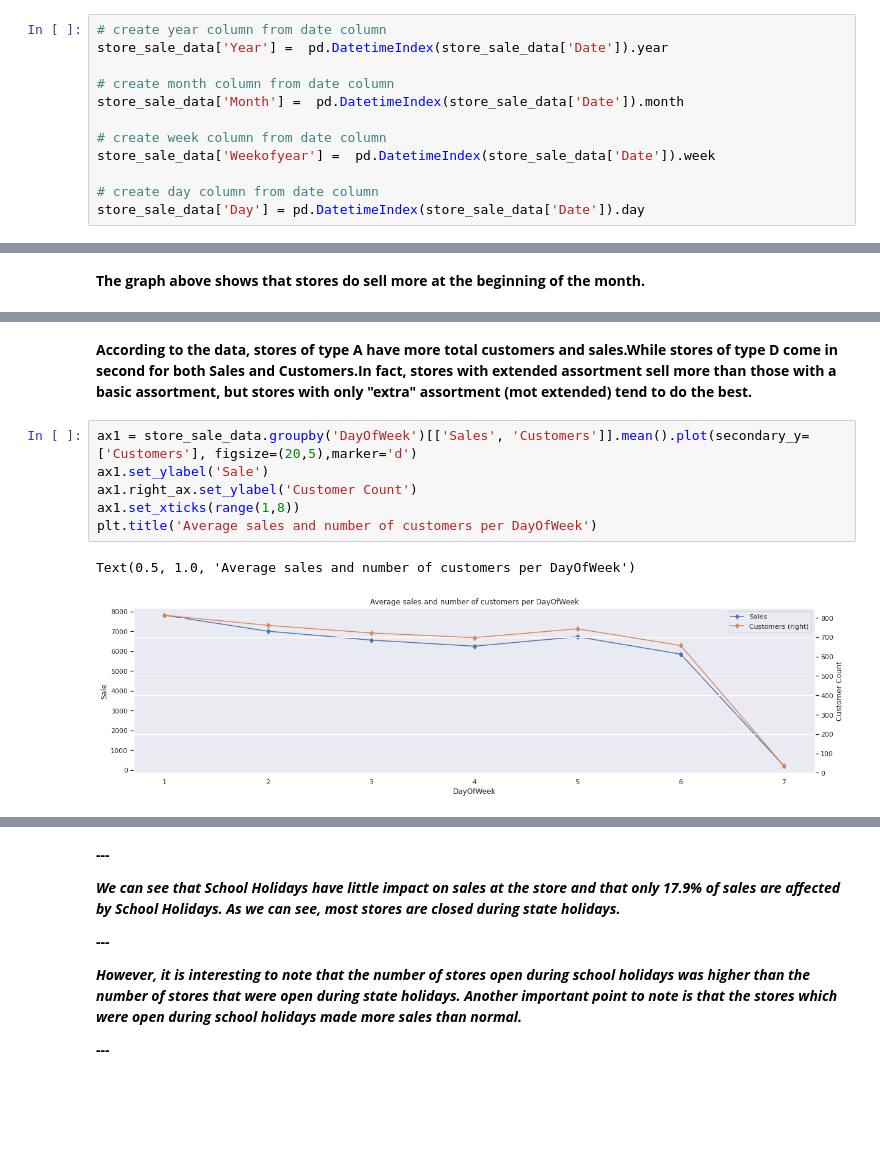
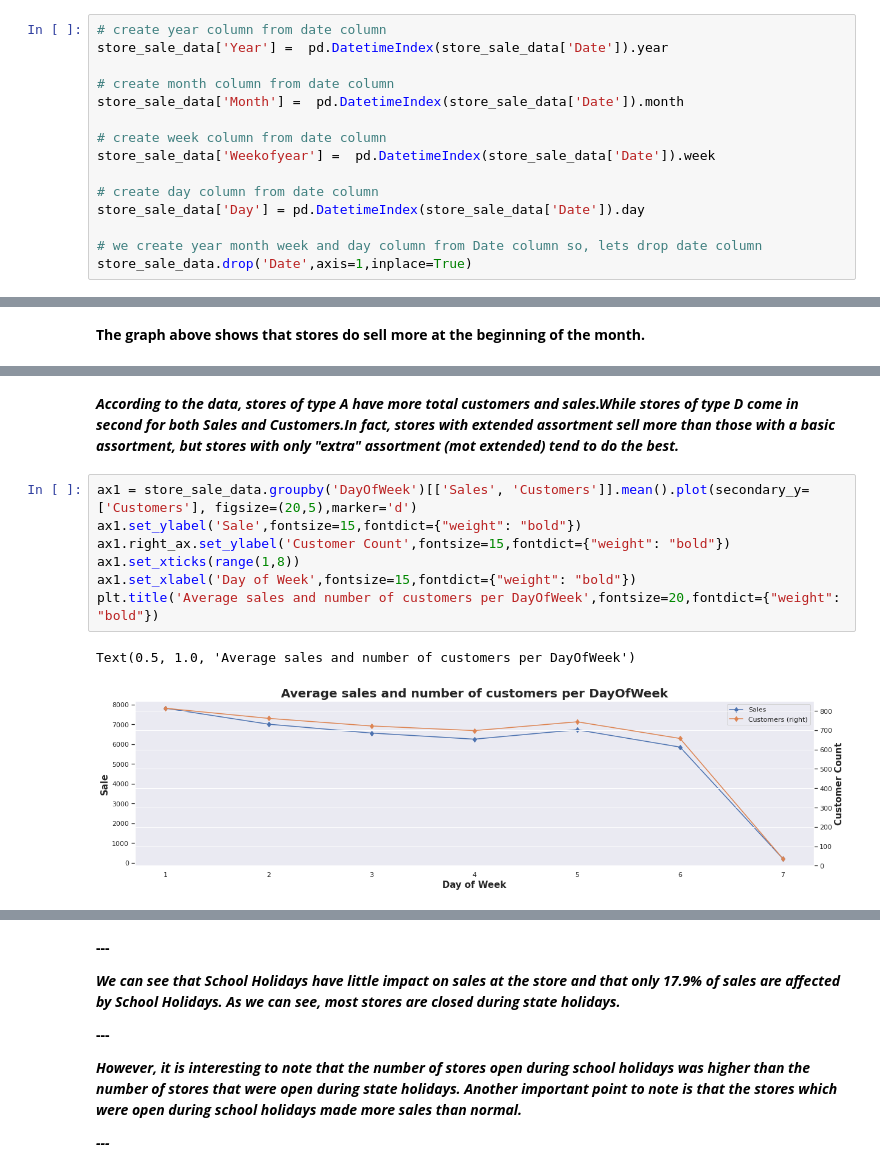
Before and after one commit to priyankashinde-DS/Rossmann_sales_prediction, a Jupyter notebook: ML(Supervised)_Rossmann_Sales_Prediction_Capstone_Project.ipynb, the cells around one changed output, grey strips where cells are left out. Saved outputs shown, nothing was run; the diff lists cells and outputs as text; blank space fills up the shorter version.

```diff
--- a/ML(Supervised)_Rossmann_Sales_Prediction_Capstone_Project.ipynb
+++ b/ML(Supervised)_Rossmann_Sales_Prediction_Capstone_Project.ipynb
@@ -375,6 +394,9 @@ store_sale_data['Weekofyear'] =  pd.DatetimeIndex(store_sale_data['Date']).week
 
 # create day column from date column
 store_sale_data['Day'] = pd.DatetimeIndex(store_sale_data['Date']).day
+
+# we create year month week and day column from Date column so, lets drop date column
+store_sale_data.drop('Date',axis=1,inplace=True)
 # %% [markdown]
 **In Date column using DatetimeIndex function extract other features year, month and weekofyear  from Date.**
 # %%
@@ -470,12 +513,13 @@ sns.scatterplot(data=store_sale_data,x='Customers',y='Sales',hue='Assortment',es
 # %% [markdown]
-**According to the data, stores of type A have more total customers and sales.While stores of type D come in second for both Sales and Customers.In fact, stores with extended assortment sell more than those with a basic assortment, but stores with only "extra" assortment (mot extended) tend to do the best.**
+***According to the data, stores of type A have more total customers and sales.While stores of type D come in second for both Sales and Customers.In fact, stores with extended assortment sell more than those with a basic assortment, but stores with only "extra" assortment (mot extended) tend to do the best.***
 # %%
 ax1 = store_sale_data.groupby('DayOfWeek')[['Sales', 'Customers']].mean().plot(secondary_y=['Customers'], figsize=(20,5),marker='d')
-ax1.set_ylabel('Sale')
-ax1.right_ax.set_ylabel('Customer Count')
+ax1.set_ylabel('Sale',fontsize=15,fontdict={"weight": "bold"})
+ax1.right_ax.set_ylabel('Customer Count',fontsize=15,fontdict={"weight": "bold"})
 ax1.set_xticks(range(1,8))
-plt.title('Average sales and number of customers per DayOfWeek')
+ax1.set_xlabel('Day of Week',fontsize=15,fontdict={"weight": "bold"})
+plt.title('Average sales and number of customers per DayOfWeek',fontsize=20,fontdict={"weight": "bold"})
 # %% [output]
 Text(0.5, 1.0, 'Average sales and number of customers per DayOfWeek')
-[figure, old version]
+[figure, new version]
 # %% [markdown]
```
Also changed, not shown: parts of 50 cells of this notebook.
